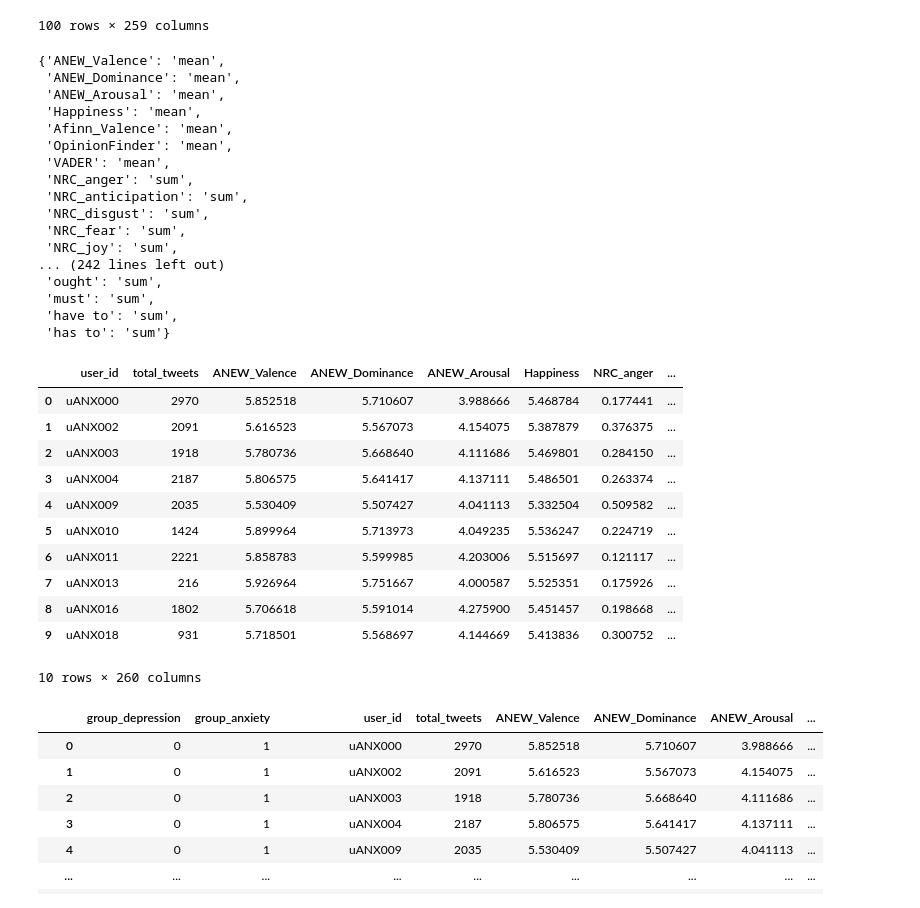
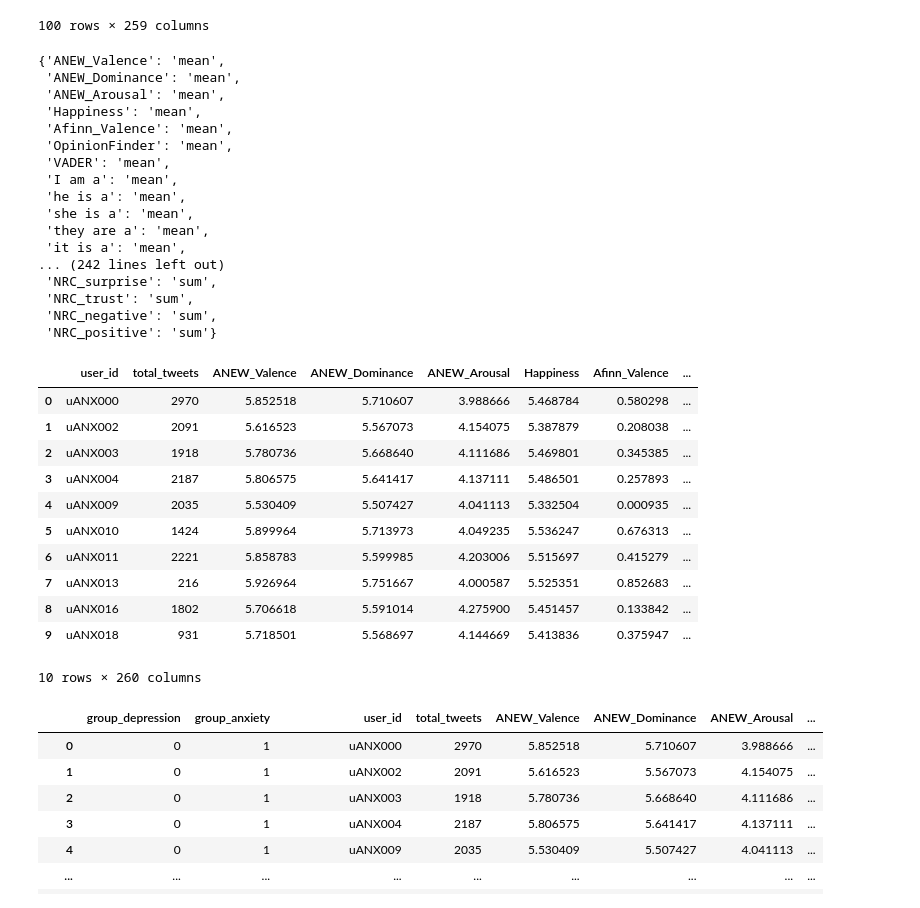
Before and after one commit to MarkVr98/DSS_Thesis_mental_health_classification, a Jupyter notebook: preprocessing.ipynb, the cells around one changed output. Drawn from its saved outputs; the diff is of its cells as text; code cells hidden in the pictures.

```diff
--- a/preprocessing.ipynb
+++ b/preprocessing.ipynb
@@ -94,8 +95,8 @@ df_cohort_mapping.loc[len(df_cohort_mapping)]  = ['uPAN034 = uDEP695 = uANX514',
 # %%
 NRC_cols = df_sliced.columns[5:15]
 CDS_cols = df_sliced.columns[18:]
-sum_cols = list(NRC_cols) + list(CDS_cols)
-mean_cols = [col for col in df_sliced.columns if col not in sum_cols + ['user_id']]
+sum_cols = list(NRC_cols)
+mean_cols = [col for col in df_sliced.columns if col not in sum_cols + ['user_id']] + list(CDS_cols)
 
 # Step 2: Build the aggregation dictionary
 agg_dict = {col: 'mean' for col in mean_cols}
@@ -110,44 +111,44 @@ agg_dict
  'Afinn_Valence': 'mean',
  'OpinionFinder': 'mean',
  'VADER': 'mean',
- 'NRC_anger': 'sum',
- 'NRC_anticipation': 'sum',
- 'NRC_disgust': 'sum',
- 'NRC_fear': 'sum',
- 'NRC_joy': 'sum',
+ 'I am a': 'mean',
+ 'he is a': 'mean',
+ 'she is a': 'mean',
+ 'they are a': 'mean',
+ 'it is a': 'mean',
 ... (242 lines left out)
- 'ought': 'sum',
- 'must': 'sum',
- 'have to': 'sum',
- 'has to': 'sum'}
+ 'NRC_surprise': 'sum',
+ 'NRC_trust': 'sum',
+ 'NRC_negative': 'sum',
+ 'NRC_positive': 'sum'}
 # %%
 # Define which columns are CDS columns
 
 # Group by 'user_id' and apply aggregation
-# df_grouped = df_sliced.groupby('user_id').agg(agg_dict)
-df_grouped = df_sliced.groupby('user_id').mean()
+df_grouped = df_sliced.groupby('user_id').agg(agg_dict)
+# df_grouped = df_sliced.groupby('user_id').mean()
 
 # Show average per 100 tweets (percentage)
 df_grouped[CDS_cols] = df_grouped[CDS_cols] * 100
 
 # Calculate total amount of tweets
 df_grouped.insert(0, 'total_tweets', df_sliced.groupby('user_id').size())
 
 # Reset index to keep 'user_id' as a column
 df_grouped = df_grouped.reset_index()
 df_grouped.head(10)
 # %% [output]
-|  | user_id | total_tweets | ANEW_Valence | ANEW_Dominance | ANEW_Arousal | Happiness | NRC_anger | ... |
-| 0 | uANX000 | 2970 | 5.852518 | 5.710607 | 3.988666 | 5.468784 | 0.177441 | ... |
-| 1 | uANX002 | 2091 | 5.616523 | 5.567073 | 4.154075 | 5.387879 | 0.376375 | ... |
-| 2 | uANX003 | 1918 | 5.780736 | 5.668640 | 4.111686 | 5.469801 | 0.284150 | ... |
-| 3 | uANX004 | 2187 | 5.806575 | 5.641417 | 4.137111 | 5.486501 | 0.263374 | ... |
-| 4 | uANX009 | 2035 | 5.530409 | 5.507427 | 4.041113 | 5.332504 | 0.509582 | ... |
-| 5 | uANX010 | 1424 | 5.899964 | 5.713973 | 4.049235 | 5.536247 | 0.224719 | ... |
-| 6 | uANX011 | 2221 | 5.858783 | 5.599985 | 4.203006 | 5.515697 | 0.121117 | ... |
-| 7 | uANX013 | 216 | 5.926964 | 5.751667 | 4.000587 | 5.525351 | 0.175926 | ... |
-| 8 | uANX016 | 1802 | 5.706618 | 5.591014 | 4.275900 | 5.451457 | 0.198668 | ... |
-| 9 | uANX018 | 931 | 5.718501 | 5.568697 | 4.144669 | 5.413836 | 0.300752 | ... |
+|  | user_id | total_tweets | ANEW_Valence | ANEW_Dominance | ANEW_Arousal | Happiness | Afinn_Valence | ... |
+| 0 | uANX000 | 2970 | 5.852518 | 5.710607 | 3.988666 | 5.468784 | 0.580298 | ... |
+| 1 | uANX002 | 2091 | 5.616523 | 5.567073 | 4.154075 | 5.387879 | 0.208038 | ... |
+| 2 | uANX003 | 1918 | 5.780736 | 5.668640 | 4.111686 | 5.469801 | 0.345385 | ... |
+| 3 | uANX004 | 2187 | 5.806575 | 5.641417 | 4.137111 | 5.486501 | 0.257893 | ... |
+| 4 | uANX009 | 2035 | 5.530409 | 5.507427 | 4.041113 | 5.332504 | 0.000935 | ... |
+| 5 | uANX010 | 1424 | 5.899964 | 5.713973 | 4.049235 | 5.536247 | 0.676313 | ... |
+| 6 | uANX011 | 2221 | 5.858783 | 5.599985 | 4.203006 | 5.515697 | 0.415279 | ... |
+| 7 | uANX013 | 216 | 5.926964 | 5.751667 | 4.000587 | 5.525351 | 0.852683 | ... |
+| 8 | uANX016 | 1802 | 5.706618 | 5.591014 | 4.275900 | 5.451457 | 0.133842 | ... |
+| 9 | uANX018 | 931 | 5.718501 | 5.568697 | 4.144669 | 5.413836 | 0.375947 | ... |
 10 rows × 260 columns
 # %%
 # Create a dictionary where each category maps to a list of column names
```
Also changed, not shown: parts of 4 cells of this notebook, 5 other files.
